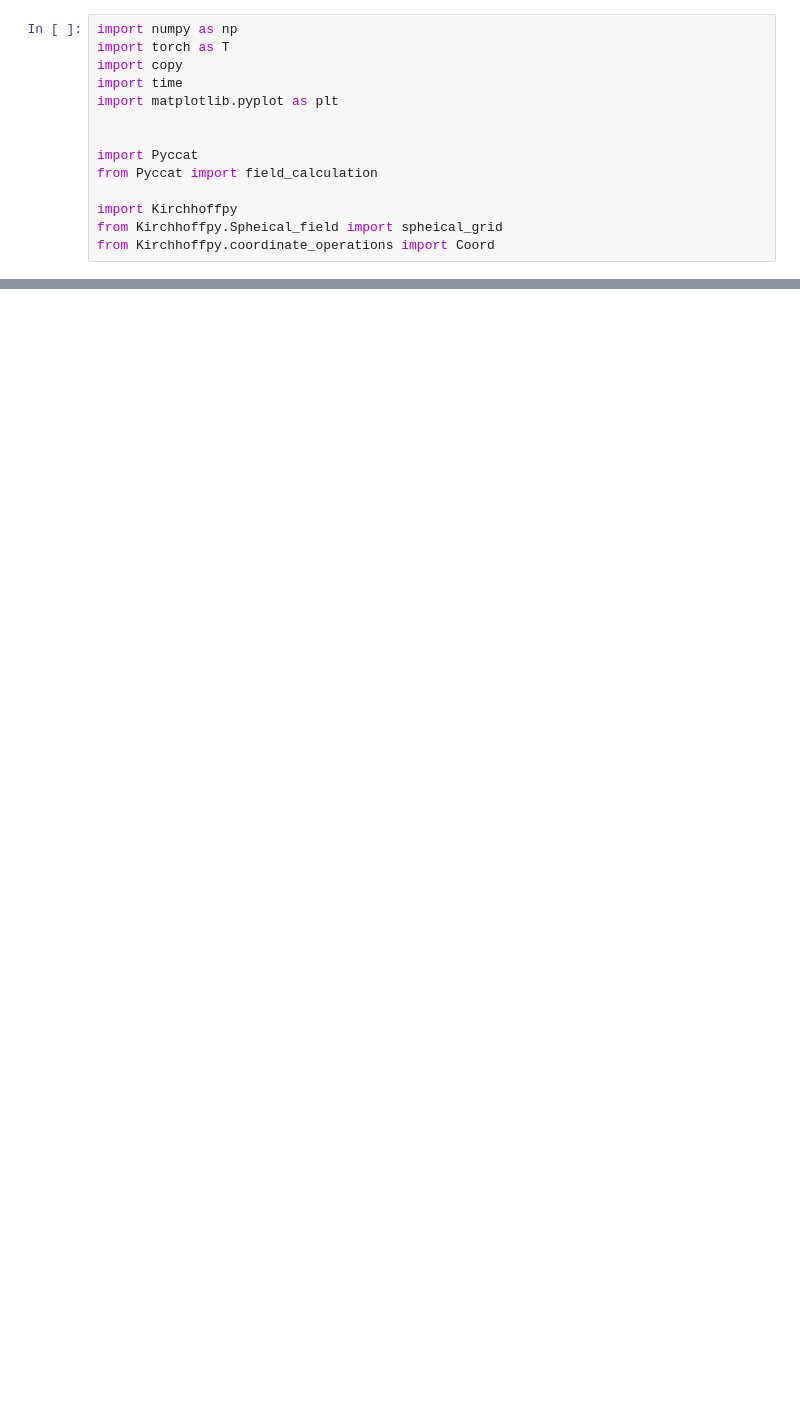
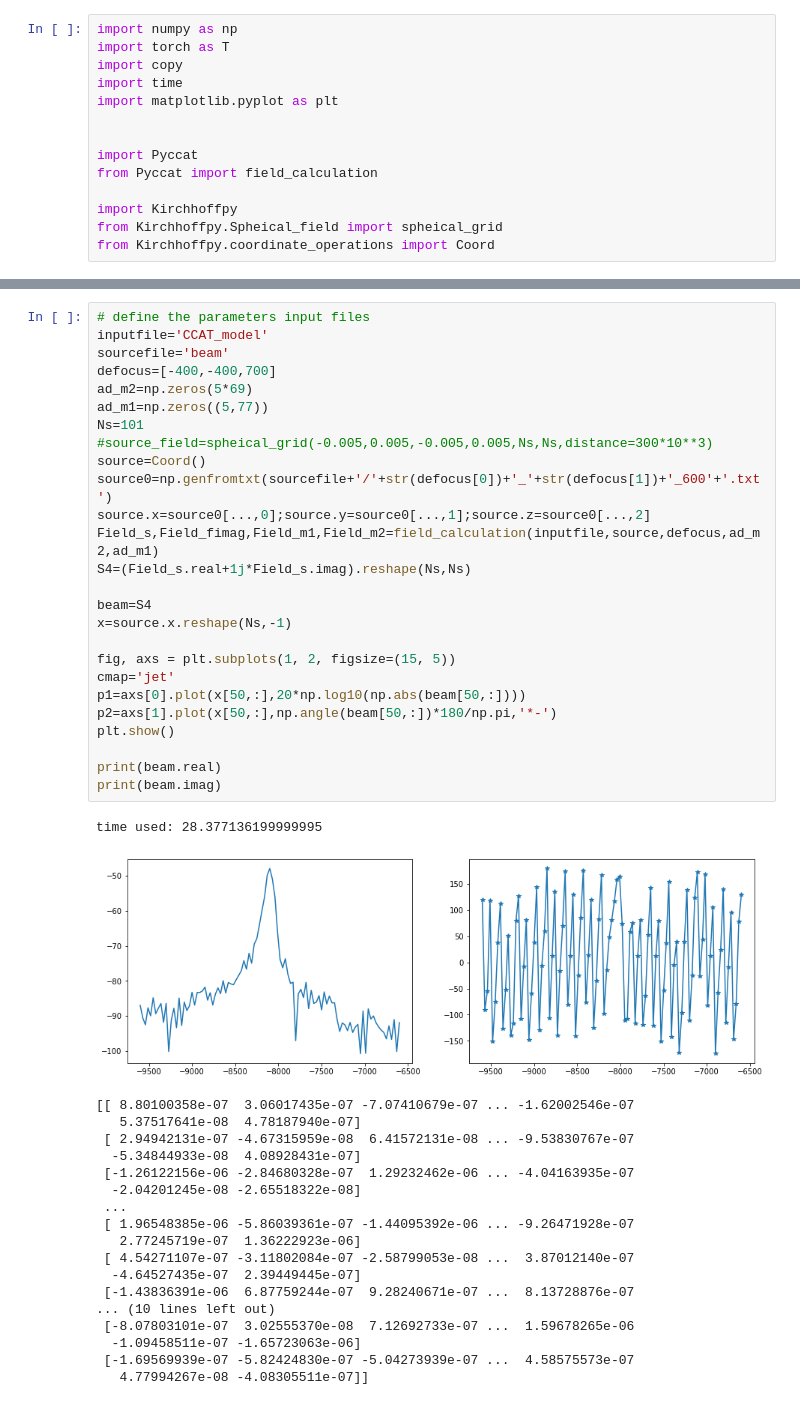
Before and after one commit to XiaodongRencologne/CCAT_holo_V1, a Jupyter notebook: ccat_holo_v3/OLD/test2.ipynb, the cells around one changed output, grey strips where cells are left out. Saved outputs shown, nothing was run; the diff lists cells and outputs as text; blank space fills up the shorter version.

```diff
--- a/ccat_holo_v3/OLD/test2.ipynb
+++ b/ccat_holo_v3/OLD/test2.ipynb
@@ -73,0 +199,46 @@ array([[-4.37770412e-07,  2.29133834e-07,  4.76245211e-07, ...,
+# %%
+# define the parameters input files
+inputfile='CCAT_model'
+sourcefile='beam'
+defocus=[-400,-400,700]
+ad_m2=np.zeros(5*69)
+ad_m1=np.zeros((5,77))
+Ns=101
+#source_field=spheical_grid(-0.005,0.005,-0.005,0.005,Ns,Ns,distance=300*10**3)
+source=Coord()
+source0=np.genfromtxt(sourcefile+'/'+str(defocus[0])+'_'+str(defocus[1])+'_600'+'.txt')
+source.x=source0[...,0];source.y=source0[...,1];source.z=source0[...,2]
+Field_s,Field_fimag,Field_m1,Field_m2=field_calculation(inputfile,source,defocus,ad_m2,ad_m1)
+S4=(Field_s.real+1j*Field_s.imag).reshape(Ns,Ns)
+
+beam=S4
+x=source.x.reshape(Ns,-1)
+
+fig, axs = plt.subplots(1, 2, figsize=(15, 5))
+cmap='jet'
+p1=axs[0].plot(x[50,:],20*np.log10(np.abs(beam[50,:])))
+p2=axs[1].plot(x[50,:],np.angle(beam[50,:])*180/np.pi,'*-')
+plt.show()
+
+print(beam.real)
+print(beam.imag)
+# %% [output]
+time used: 28.377136199999995
+[figure, added]
+[[ 8.80100358e-07  3.06017435e-07 -7.07410679e-07 ... -1.62002546e-07
+   5.37517641e-08  4.78187940e-07]
+ [ 2.94942131e-07 -4.67315959e-08  6.41572131e-08 ... -9.53830767e-07
+  -5.34844933e-08  4.08928431e-07]
+ [-1.26122156e-06 -2.84680328e-07  1.29232462e-06 ... -4.04163935e-07
+  -2.04201245e-08 -2.65518322e-08]
+ ...
+ [ 1.96548385e-06 -5.86039361e-07 -1.44095392e-06 ... -9.26471928e-07
+   2.77245719e-07  1.36222923e-06]
+ [ 4.54271107e-07 -3.11802084e-07 -2.58799053e-08 ...  3.87012140e-07
+  -4.64527435e-07  2.39449445e-07]
+ [-1.43836391e-06  6.87759244e-07  9.28240671e-07 ...  8.13728876e-07
+... (10 lines left out)
+ [-8.07803101e-07  3.02555370e-08  7.12692733e-07 ...  1.59678265e-06
+  -1.09458511e-07 -1.65723063e-06]
+ [-1.69569939e-07 -5.82424830e-07 -5.04273939e-07 ...  4.58575573e-07
+   4.77994267e-08 -4.08305511e-07]]
```
Also changed, not shown: parts of 8 cells of this notebook, 6 other files.
